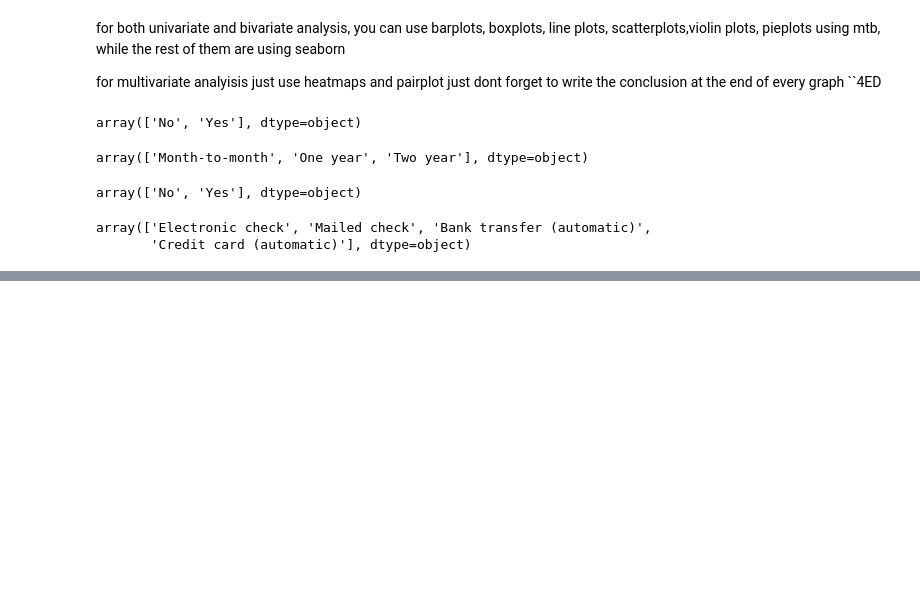
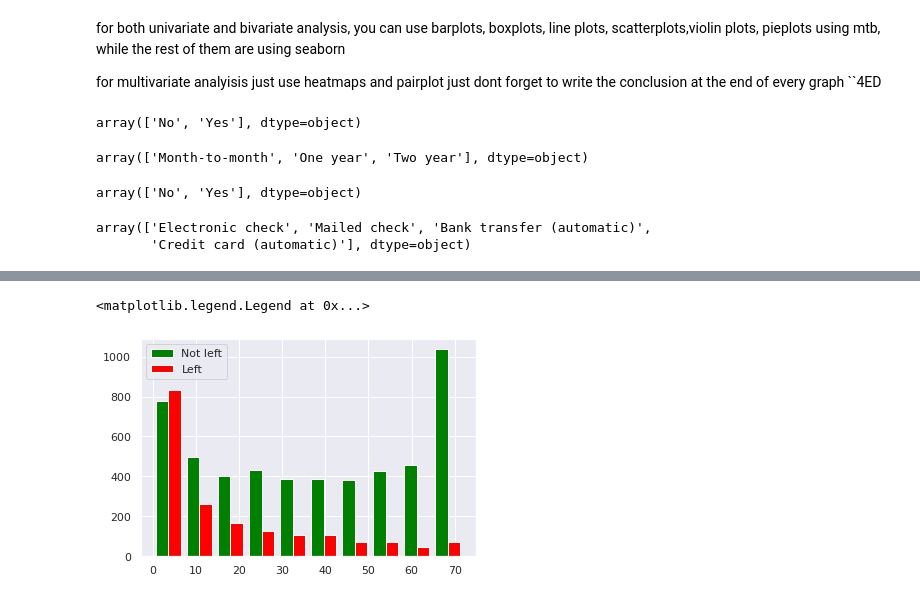
Before and after one commit to swaksh-war/EDA-Project, a Jupyter notebook: edaproject.ipynb, the cells around one changed output, grey strips where cells are left out. Cells and saved outputs as stored; diff of their text form; code cells hidden in the pictures; blank space fills up the shorter version.

Commit message:
added 2more univariate graph

```diff
--- a/edaproject.ipynb
+++ b/edaproject.ipynb
@@ -213,3 +213,12 @@ sns.pairplot(u_var)
 # %% [output]
 <seaborn.axisgrid.PairGrid at 0x...>
 [figure]
+# %%
+import matplotlib.pyplot as plt
+tenure_churn_no = df[df.Churn == 'No'].tenure
+tenure_churn_yes = df[df.Churn == 'Yes'].tenure
+plt.hist([tenure_churn_no, tenure_churn_yes], color = ['green','red'], label=['Not left', 'Left'])
+plt.legend()
+# %% [output]
+<matplotlib.legend.Legend at 0x...>
+[figure, added]
```
Also changed, not shown: parts of 11 cells of this notebook.
